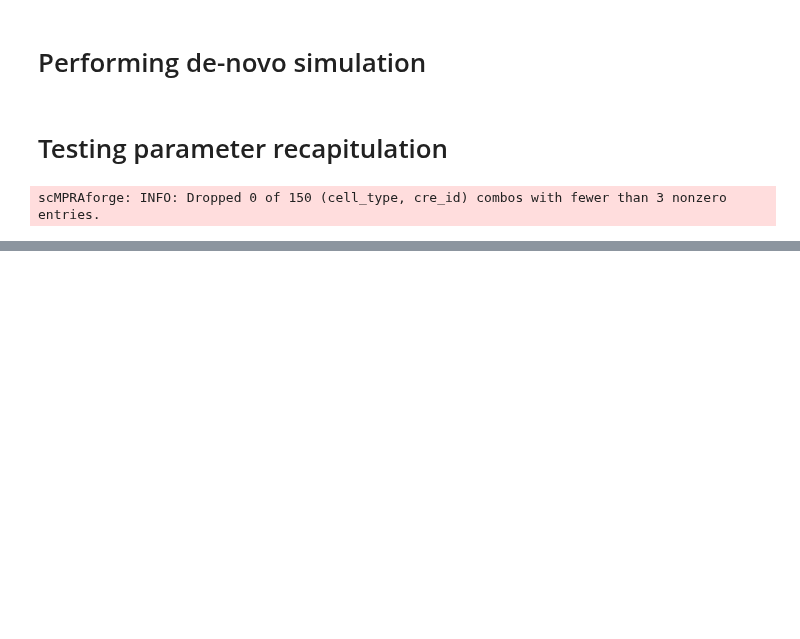
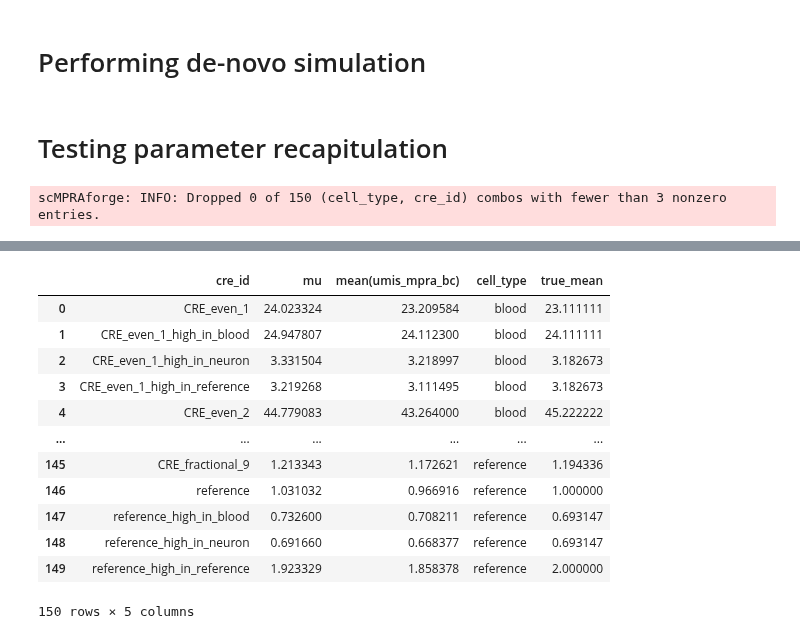
Before and after one commit to Reilly-Lab-Yale/tabula-rasa, a Jupyter notebook: analyses/supporting/simple_de_novo_simulation.ipynb, the cells around one changed output, grey strips where cells are left out. Cells and saved outputs as stored; diff of their text form; code cells hidden in the pictures; blank space fills up the shorter version.

Commit message:
+param recap tests

```diff
--- a/analyses/supporting/simple_de_novo_simulation.ipynb
+++ b/analyses/supporting/simple_de_novo_simulation.ipynb
@@ -86,3 +86,8 @@ test_data=batch_plus.simulated_scMPRA[0].result()
 test_data.ortho_filter()
 # %% [output]
 scMPRAforge: INFO: Dropped 0 of 150 (cell_type, cre_id) combos with fewer than 3 nonzero entries.
+# %%
+primordial=scm.ortho()
+primordial.criss_cross(client=client,
+                       dat=test_data)
+primordial.extract_params(client)
@@ -88,0 +132,23 @@ scMPRAforge: INFO: Dropped 0 of 150 (cell_type, cre_id) combos with fewer than 3
+# %%
+cell=[]
+for i in primordial.by_cell_qc:
+    working=primordial.by_cell_qc[i]["dat"]
+    working["cell_type"]=i
+    cell.append(working)
+
+cell=pd.concat(cell).reset_index()
+cell.merge(spread_gt,on=["cre_id","cell_type"])
+# %% [output]
+|  | cre_id | mu | mean(umis_mpra_bc) | cell_type | true_mean |
+| 0 | CRE_even_1 | 24.023324 | 23.209584 | blood | 23.111111 |
+| 1 | CRE_even_1_high_in_blood | 24.947807 | 24.112300 | blood | 24.111111 |
+| 2 | CRE_even_1_high_in_neuron | 3.331504 | 3.218997 | blood | 3.182673 |
+| 3 | CRE_even_1_high_in_reference | 3.219268 | 3.111495 | blood | 3.182673 |
+| 4 | CRE_even_2 | 44.779083 | 43.264000 | blood | 45.222222 |
+| ... | ... | ... | ... | ... | ... |
+| 145 | CRE_fractional_9 | 1.213343 | 1.172621 | reference | 1.194336 |
+| 146 | reference | 1.031032 | 0.966916 | reference | 1.000000 |
+| 147 | reference_high_in_blood | 0.732600 | 0.708211 | reference | 0.693147 |
+| 148 | reference_high_in_neuron | 0.691660 | 0.668377 | reference | 0.693147 |
+| 149 | reference_high_in_reference | 1.923329 | 1.858378 | reference | 2.000000 |
+150 rows × 5 columns
```
Also changed, not shown: parts of 6 cells of this notebook.
